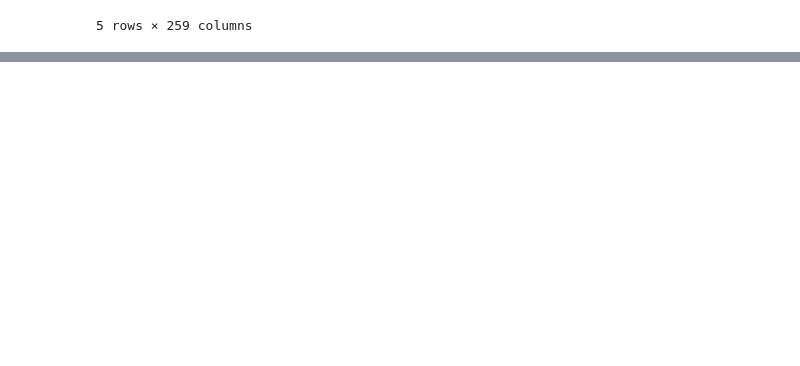
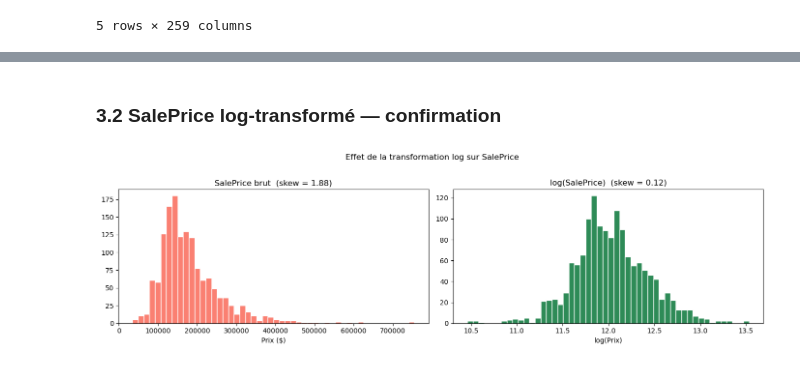
Before and after one commit to alexis-fokam/housing-price-prediction, a Jupyter notebook: notebooks/housing_prediction.ipynb, the cells around one changed output, grey strips where cells are left out. Drawn from its saved outputs; the diff is of its cells as text; code cells hidden in the pictures; blank space fills up the shorter version.

```diff
--- a/notebooks/housing_prediction.ipynb
+++ b/notebooks/housing_prediction.ipynb
@@ -288,0 +293,25 @@ Shape après encodage : (1458, 259)
+# %%
+# Surface totale = surface habitable + sous-sol
+df_encoded["TotalSF"] = df_encoded["GrLivArea"] + df_encoded["TotalBsmtSF"]
+
+# Âge de la maison au moment de la vente
+df_encoded["HouseAge"] = df_encoded["YrSold"] - df_encoded["YearBuilt"]
+
+# Années depuis la dernière rénovation
+df_encoded["RemodAge"] = df_encoded["YrSold"] - df_encoded["YearRemodAdd"]
+
+# Nombre total de salles de bain (pleines + demi-salles)
+df_encoded["TotalBath"] = (
+    df_encoded["FullBath"] +
+    0.5 * df_encoded["HalfBath"] +
+    df_encoded["BsmtFullBath"] +
+    0.5 * df_encoded["BsmtHalfBath"]
+)
+
+# Variables binaires : présence ou absence
+df_encoded["HasGarage"]    = (df_encoded["GarageArea"] > 0).astype(int)
+df_encoded["HasFireplace"] = (df_encoded["Fireplaces"] > 0).astype(int)
+
+new_features = ["TotalSF", "HouseAge", "RemodAge", "TotalBath", "HasGarage", "HasFireplace"]
+print("Aperçu des nouvelles features :")
+df_encoded[new_features].describe().round(2)
@@ -288,0 +329,18 @@ Shape après encodage : (1458, 259)
+# %% [markdown]
+### 3.2 SalePrice log-transformé — confirmation
+# %%
+fig, axes = plt.subplots(1, 2, figsize=(14, 4))
+
+axes[0].hist(housing_data["SalePrice"], bins=50, color="salmon", edgecolor="white")
+axes[0].set_title(f"SalePrice brut  (skew = {housing_data['SalePrice'].skew():.2f})")
+axes[0].set_xlabel("Prix ($)")
+
+axes[1].hist(df_encoded["SalePrice"], bins=50, color="seagreen", edgecolor="white")
+axes[1].set_title(f"log(SalePrice)  (skew = {df_encoded['SalePrice'].skew():.2f})")
+axes[1].set_xlabel("log(Prix)")
+
+plt.suptitle("Effet de la transformation log sur SalePrice", y=1.02)
+plt.tight_layout()
+plt.show()
+# %% [output]
+[figure, added]
```
Also changed, not shown: parts of 5 cells of this notebook.
